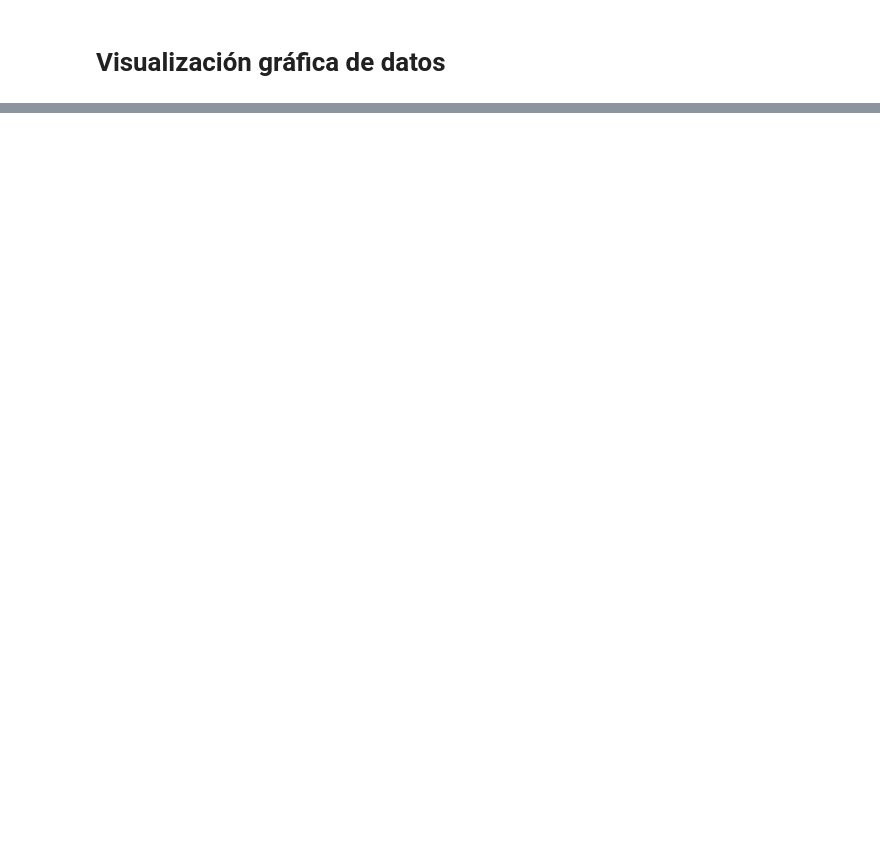
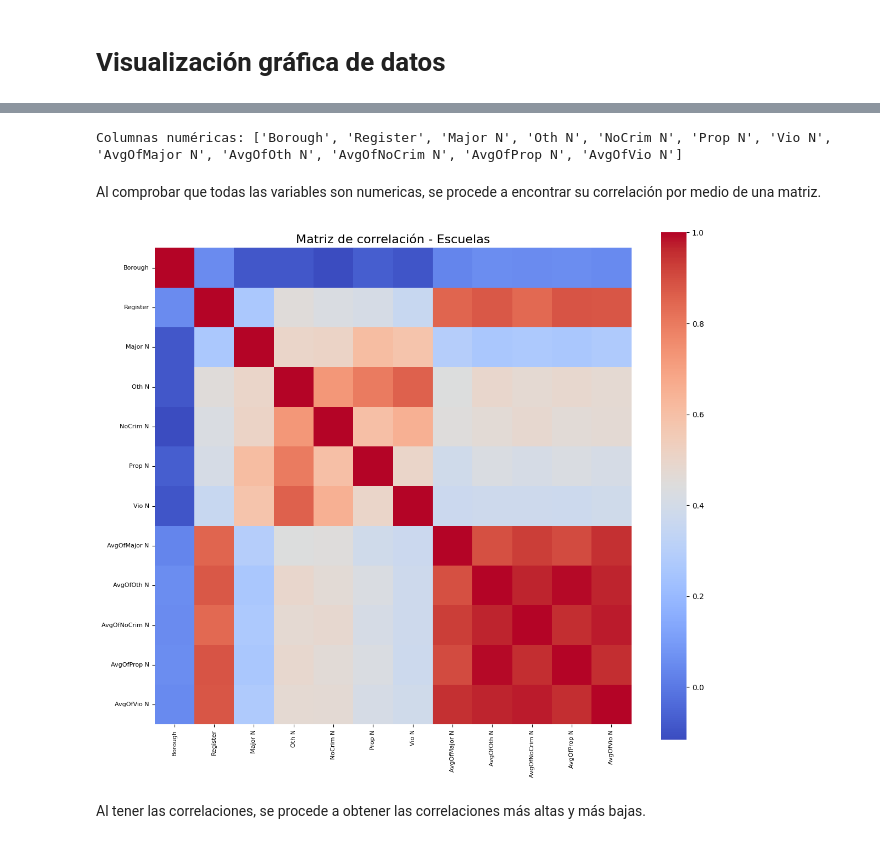
Before and after one commit to CryoWarrior/BigData-Arrestos-NY, a Jupyter notebook: Proyecto_Escuelas.ipynb, the cells around one changed output, grey strips where cells are left out. Cells and saved outputs as stored; diff of their text form; code cells hidden in the pictures; blank space fills up the shorter version.

```diff
--- a/Proyecto_Escuelas.ipynb
+++ b/Proyecto_Escuelas.ipynb
@@ -424,7 +453,7 @@ Passing `palette` without assigning `hue` is deprecated and will be removed in v
 from pyspark.sql.types import DoubleType
 from pyspark.sql.functions import col, when, sum as _sum
 
-df02 = df01.withColumn(
+df03 = df02.withColumn(
     "Total_Crimenes",
     col("Major N") + col("Oth N") + col("NoCrim N") + col("Prop N") + col("Vio N")
 )
@@ -480,0 +533,11 @@ Passing `palette` without assigning `hue` is deprecated and will be removed in v
+# %%
+# Seleccionar todas las columnas excepto Borough
+cols_a_convertir = [c for c in df02.columns if c != "Borough"]
+
+# Aplicar cast a double para todas
+df03 = df02.select(
+    "Borough",
+    *[F.col(c).cast("double").alias(c) for c in cols_a_convertir]
+)
+
+df03.dtypes
@@ -480,0 +557,38 @@ Passing `palette` without assigning `hue` is deprecated and will be removed in v
+# %%
+#Se agrupan las variables numéricas para encontrar su correlación
+
+columnas_numericas = [
+    c.name for c in df03.schema.fields
+    if c.dataType.simpleString() in ["int", "double"]
+]
+
+print("Columnas numéricas:", columnas_numericas)
+# %% [output]
+Columnas numéricas: ['Borough', 'Register', 'Major N', 'Oth N', 'NoCrim N', 'Prop N', 'Vio N', 'AvgOfMajor N', 'AvgOfOth N', 'AvgOfNoCrim N', 'AvgOfProp N', 'AvgOfVio N']
+# %% [markdown]
+Al comprobar que todas las variables son numericas, se procede a encontrar su correlación por medio de una matriz.
+# %%
+from pyspark.ml.feature import VectorAssembler
+from pyspark.ml.stat import Correlation
+
+# Crear vector con las columnas numéricas
+assembler = VectorAssembler(inputCols=columnas_numericas, outputCol="features")
+df_vect = assembler.transform(df03).select("features")
+
+# Calcular matriz de correlación
+corr_matrix = Correlation.corr(df_vect, "features", "pearson").head()[0].toArray()
+
+# Convertir a DataFrame para visualizar
+df_corr = pd.DataFrame(corr_matrix, index=columnas_numericas, columns=columnas_numericas)
+
+plt.figure(figsize=(14, 12))  # agranda la figura
+sns.heatmap(df_corr, annot=False, cmap="coolwarm", cbar=True, square=True)
+
+plt.title("Matriz de correlación - Escuelas", fontsize=16)
+plt.xticks(rotation=90, fontsize=8)
+plt.yticks(rotation=0, fontsize=8)
+plt.show()
+# %% [output]
+[figure, added]
+# %% [markdown]
+Al tener las correlaciones, se procede a obtener las correlaciones más altas y más bajas.
```
Also changed, not shown: parts of 59 cells of this notebook, 7 other files.
